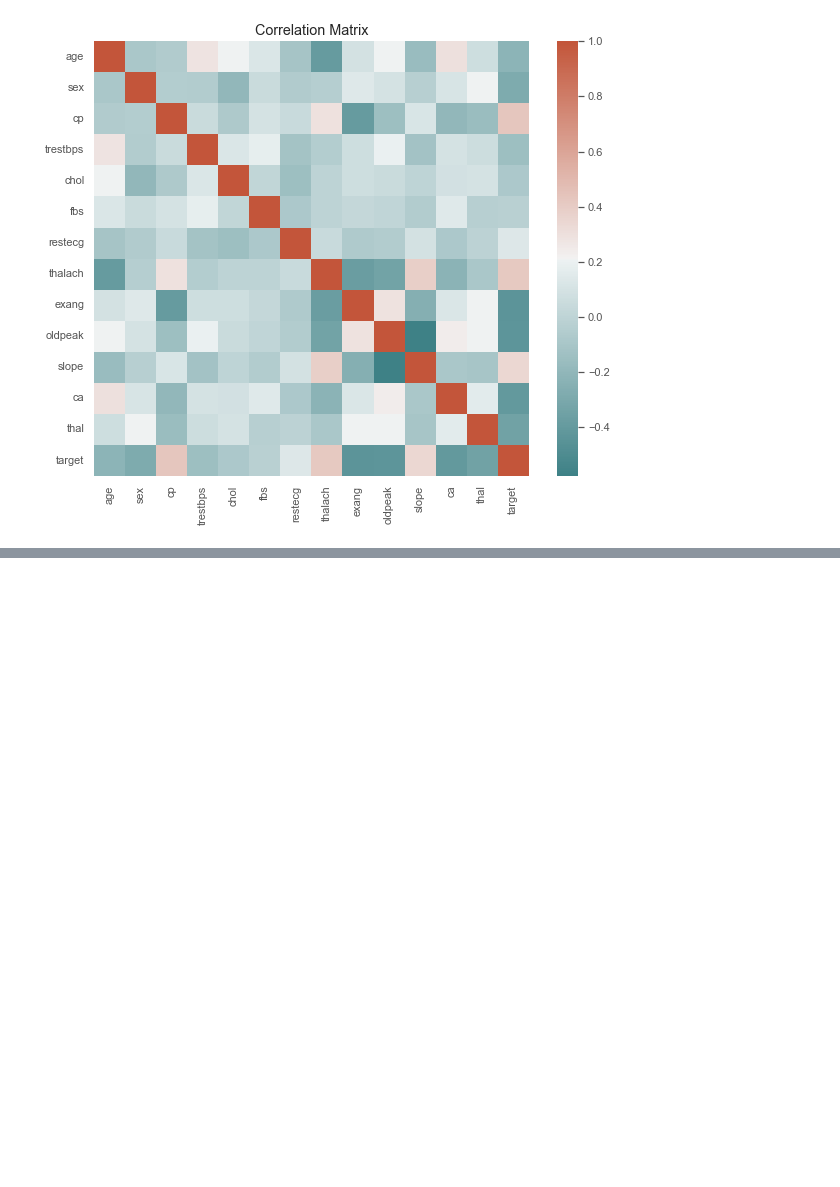
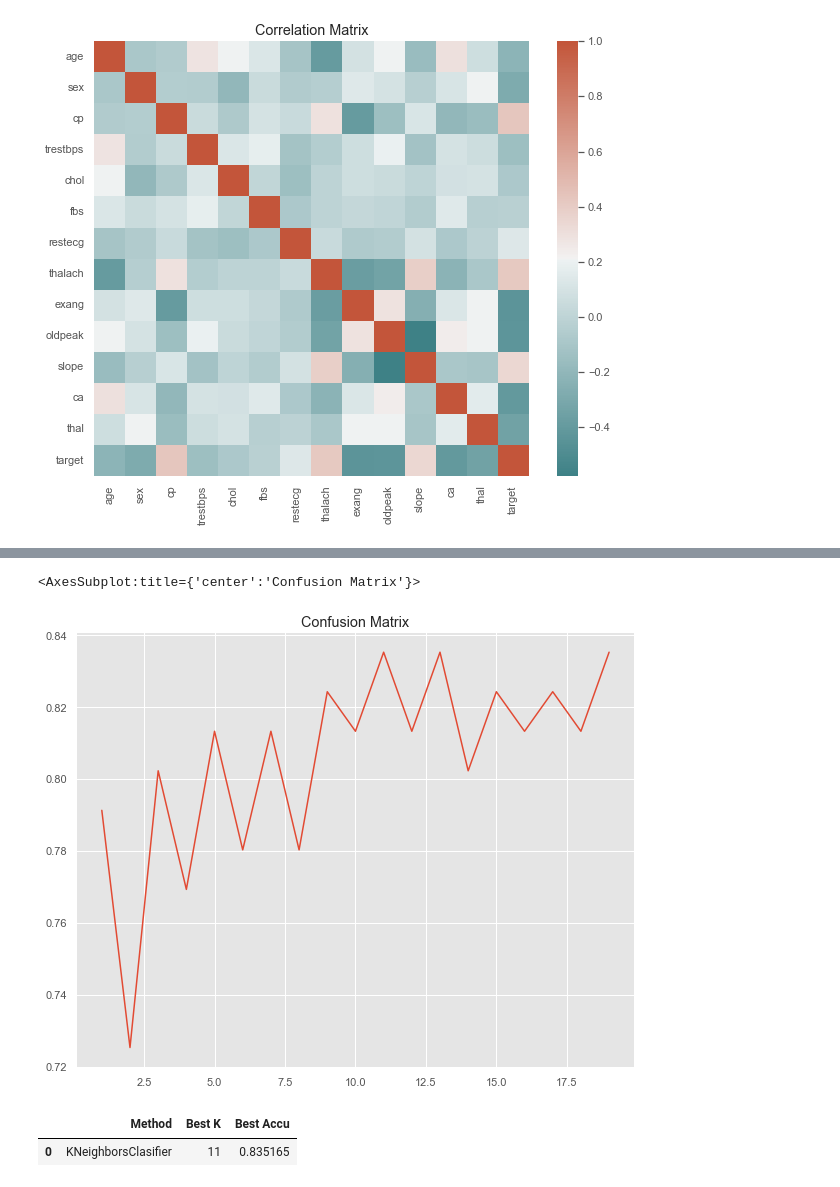
Before and after one commit to Omuk/Reborn, a Jupyter notebook: Data Practice/Practice_Field.ipynb, the cells around one changed output, grey strips where cells are left out. Cells and saved outputs as stored; diff of their text form; code cells hidden in the pictures; blank space fills up the shorter version.

```diff
--- a/Data Practice/Practice_Field.ipynb
+++ b/Data Practice/Practice_Field.ipynb
@@ -99,3 +99,6 @@ sns.heatmap(data_corr, mask=np.zeros_like(data_corr, dtype=np.bool_),cmap=sns.di
 # %% [output]
 <AxesSubplot:title={'center':'Correlation Matrix'}>
 [figure]
+# %%
+num_val = ['age','trestbps','chol','thalach','oldpeak']
+cat_val = ['sex', 'cp', 'restecg', 'exang', 'slope', 'ca', 'thal']
@@ -102,3 +112,6 @@ sns.heatmap(data_corr, mask=np.zeros_like(data_corr, dtype=np.bool_),cmap=sns.di
 # %%
 y = data.target
 x = data.drop(columns=['target'])
+# %%
+x = pd.DataFrame(colm_transf.fit_transform(x))
+x
@@ -104,0 +132,2 @@ x = data.drop(columns=['target'])
+# %%
+x_train,x_test,y_train,y_test = train_test_split(x,y, random_state=42, test_size=0.3)
@@ -104,0 +186,44 @@ x = data.drop(columns=['target'])
+# %%
+accuracies = []
+
+for N in range(1,20):
+
+    knn = KNeighborsClassifier(n_neighbors=N)
+
+    knn.fit(x_train,y_train)
+
+    y_pred = knn.predict(x_test)
+    y_true = y_test
+
+    accu = accuracy_score(y_true,y_pred)
+
+    accuracies.append(accu)
+
+
+accuracies = np.array(accuracies)
+
+f,ax = plt.subplots(figsize=(10,8))
+
+ax.set_title('Confusion Matrix')
+
+sns.lineplot(np.arange(1,20), accuracies, ax=ax)
+# %% [output]
+<AxesSubplot:title={'center':'Confusion Matrix'}>
+[figure, added]
+# %%
+best_k = 1 + np.argmax(accuracies)
+
+best_accu = np.max(accuracies)
+
+k_accu = pd.DataFrame(
+    [
+        'KNeighborsClasifier', best_k, best_accu
+    ]
+).transpose()
+
+k_accu.columns = ['Method', 'Best K', 'Best Accu']
+
+k_accu
+# %% [output]
+|  | Method | Best K | Best Accu |
+| 0 | KNeighborsClasifier | 11 | 0.835165 |
```
Also changed, not shown: parts of 5 cells of this notebook.
